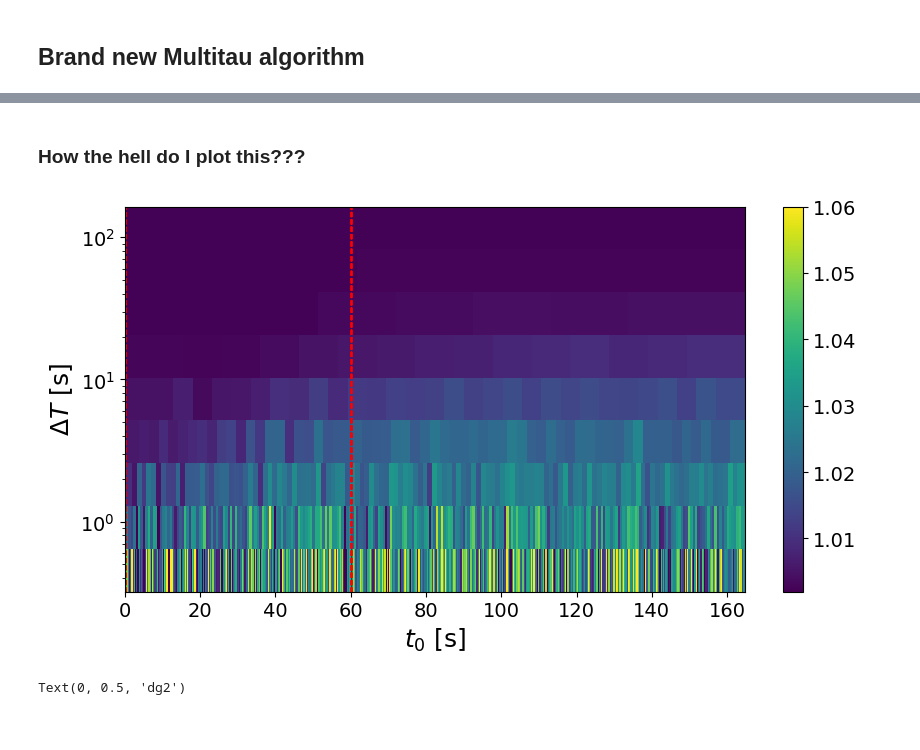
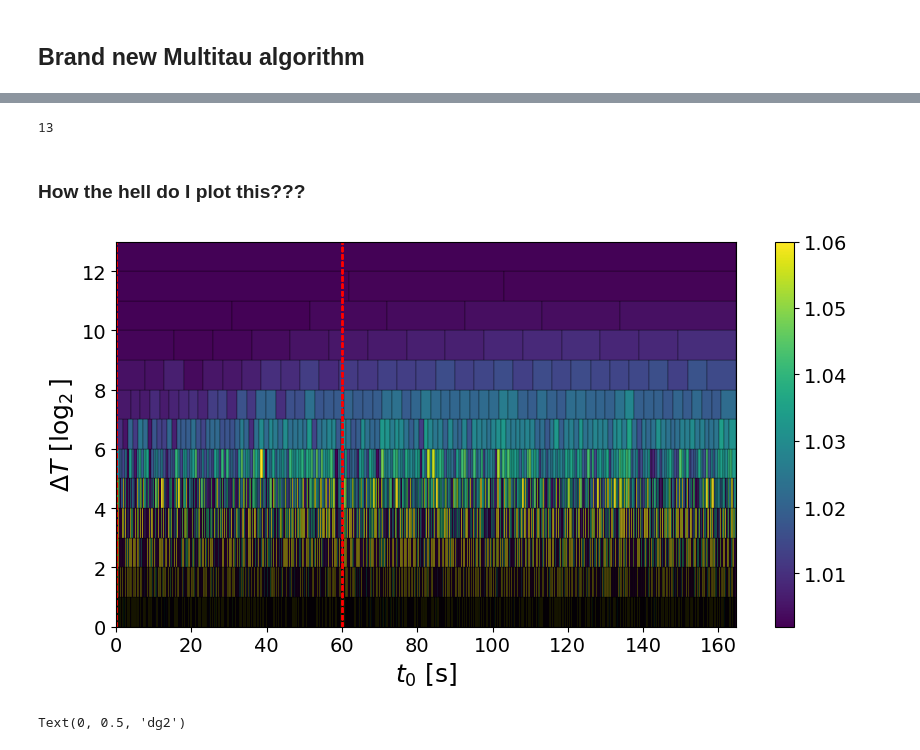
Before and after one commit to FabioBrugnara/HC6209, a Jupyter notebook: road2multitau/road2multitau.ipynb, the cells around one changed output, grey strips where cells are left out. Drawn from its saved outputs; the diff is of its cells as text; code cells hidden in the pictures.

```diff
--- a/road2multitau/road2multitau.ipynb
+++ b/road2multitau/road2multitau.ipynb
@@ -95,7 +95,7 @@ Maximum count in the hull run -> 4689
 ################################################################################
 [figure]
 # %%
-bs_mask = XPCS.gen_mask(e4m_data, itime, e4m_mask=None, mask_geom=geom)
+bs_mask = XPCS.gen_mask(mask=None, mask_geom=geom)
 # %% [output]
 #################################################
 Masked area =  93.74594052000708 %
@@ -211,16 +216,20 @@ Done! (elapsed time = 2.24 s)
 Computing dense multitau G2t...
 Done! (elapsed time = 0.07 s)
+# %%
+len(G2tmt)
+# %% [output]
+13
 # %% [markdown]
 ### How the hell do I plot this???
 # %%
 vmin, vmax = 1.002, 1.06
 yscale = 'log2' #'log' / 'lin' / 'log2'
-lower_mt = 4
+lower_mt = 0
 linewidth = 0.2
 
-XPCS.plot_G2tmt(G2tmt, itime, vmin, vmax, yscale='log', lower_mt=lower_mt, borders=False, vlines=[0, 60], filter_layer=0)
+XPCS.plot_G2tmt(G2tmt, itime, vmin, vmax, yscale='log2', lower_mt=lower_mt, borders=True, vlines=[0, 60], filter_layer=0)
 # %% [output]
-[figure, old version]
+[figure, new version]
 # %%
 t_g2mt, g2mt, dg2mt = XPCS.get_g2mt(itime, G2tmt)
 
```
Also changed, not shown: parts of 8 cells of this notebook, 4 other files.
